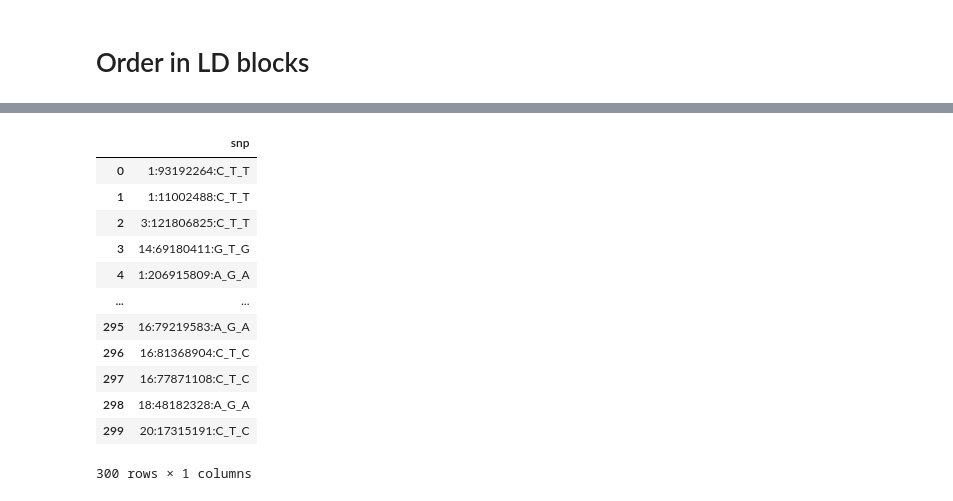
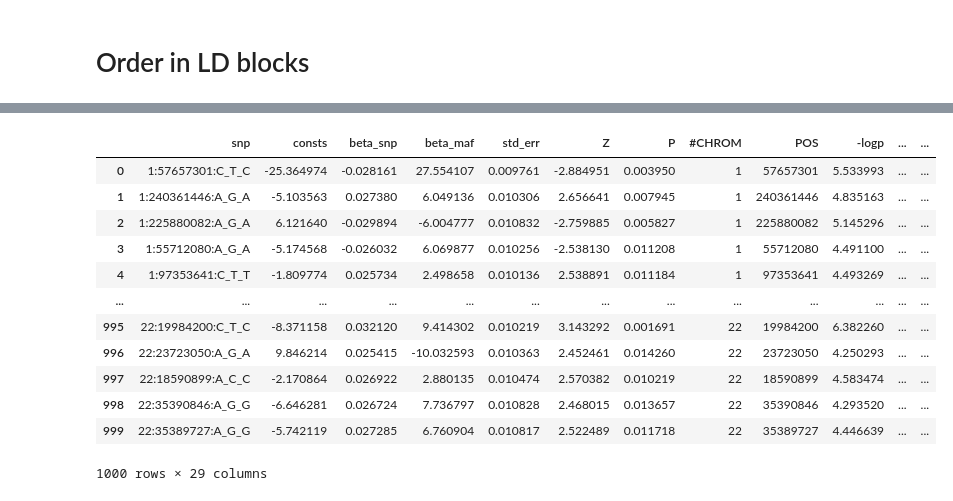
Before and after one commit to mat2m10/chasm, a Jupyter notebook: notebooks/pipeline 2.0/Extract SNPs from sumstat.ipynb, the cells around one changed output, grey strips where cells are left out. Cells and saved outputs as stored; diff of their text form; code cells hidden in the pictures.

```diff
--- a/notebooks/pipeline 2.0/Extract SNPs from sumstat.ipynb
+++ b/notebooks/pipeline 2.0/Extract SNPs from sumstat.ipynb
@@ -255,26 +243,0 @@ size_max = sample_size + round(sample_size / 5)
-# %%
-# Standardize the data
-scaler = StandardScaler()
-df_scaled = scaler.fit_transform(genos)
-
-# Perform PCA with n components
-pca = PCA(n_components=n_components)
-principal_components = pca.fit_transform(df_scaled)
-
-# Create a new DataFrame to store the principal components
-pc_columns = [f'PC{i+1}' for i in range(n_components)]
-df_pca = pd.DataFrame(data=principal_components, columns=pc_columns)
-
-# Apply constrained K-Means clustering
-clf = KMeansConstrained(
-    n_clusters=num_clus,
-    size_min=size_min,
-    size_max=size_max,
-    random_state=0
-)
-clf.fit_predict(np.array(df_pca))
-
-# Assign cluster labels to genotypic data
-count = Counter(clf.labels_)
-# %%
-df_pca['labels'] = clf.labels_
@@ -296,0 +340,9 @@ df_pca
+# %%
+data = {
+    'snp': snp_ids,
+    'chroms': chroms,
+    'labels': labels,
+    'PC1': PC1s,
+    'PC2': PC2s
+}
+df = pd.DataFrame(data)
@@ -315,16 +382,18 @@ plt.show()
+# %%
+temp_sumstat = pd.merge(temp_sumstat, df, on='snp', how='inner')
 # %%
-pd.DataFrame(data = {"snp": list(genos.index)})
+temp_sumstat
 # %% [output]
-|  | snp |
-| 0 | 1:93192264:C_T_T |
-| 1 | 1:11002488:C_T_T |
-| 2 | 3:121806825:C_T_T |
-| 3 | 14:69180411:G_T_G |
-| 4 | 1:206915809:A_G_A |
-| ... | ... |
-| 295 | 16:79219583:A_G_A |
-| 296 | 16:81368904:C_T_C |
-| 297 | 16:77871108:C_T_C |
-| 298 | 18:48182328:A_G_A |
-| 299 | 20:17315191:C_T_C |
+|  | snp | consts | beta_snp | beta_maf | std_err | Z | P | #CHROM | POS | -logp | ... | ... |
+| 0 | 1:57657301:C_T_C | -25.364974 | -0.028161 | 27.554107 | 0.009761 | -2.884951 | 0.003950 | 1 | 57657301 | 5.533993 | ... | ... |
+| 1 | 1:240361446:A_G_A | -5.103563 | 0.027380 | 6.049136 | 0.010306 | 2.656641 | 0.007945 | 1 | 240361446 | 4.835163 | ... | ... |
+| 2 | 1:225880082:A_G_A | 6.121640 | -0.029894 | -6.004777 | 0.010832 | -2.759885 | 0.005827 | 1 | 225880082 | 5.145296 | ... | ... |
+| 3 | 1:55712080:A_G_A | -5.174568 | -0.026032 | 6.069877 | 0.010256 | -2.538130 | 0.011208 | 1 | 55712080 | 4.491100 | ... | ... |
+| 4 | 1:97353641:C_T_T | -1.809774 | 0.025734 | 2.498658 | 0.010136 | 2.538891 | 0.011184 | 1 | 97353641 | 4.493269 | ... | ... |
+| ... | ... | ... | ... | ... | ... | ... | ... | ... | ... | ... | ... | ... |
+| 995 | 22:19984200:C_T_C | -8.371158 | 0.032120 | 9.414302 | 0.010219 | 3.143292 | 0.001691 | 22 | 19984200 | 6.382260 | ... | ... |
+| 996 | 22:23723050:A_G_A | 9.846214 | 0.025415 | -10.032593 | 0.010363 | 2.452461 | 0.014260 | 22 | 23723050 | 4.250293 | ... | ... |
+| 997 | 22:18590899:A_C_C | -2.170864 | 0.026922 | 2.880135 | 0.010474 | 2.570382 | 0.010219 | 22 | 18590899 | 4.583474 | ... | ... |
+| 998 | 22:35390846:A_G_G | -6.646281 | 0.026724 | 7.736797 | 0.010828 | 2.468015 | 0.013657 | 22 | 35390846 | 4.293520 | ... | ... |
+| 999 | 22:35389727:A_G_G | -5.742119 | 0.027285 | 6.760904 | 0.010817 | 2.522489 | 0.011718 | 22 | 35389727 | 4.446639 | ... | ... |
-300 rows × 1 columns
+1000 rows × 29 columns
```
Also changed, not shown: parts of 18 cells of this notebook.
